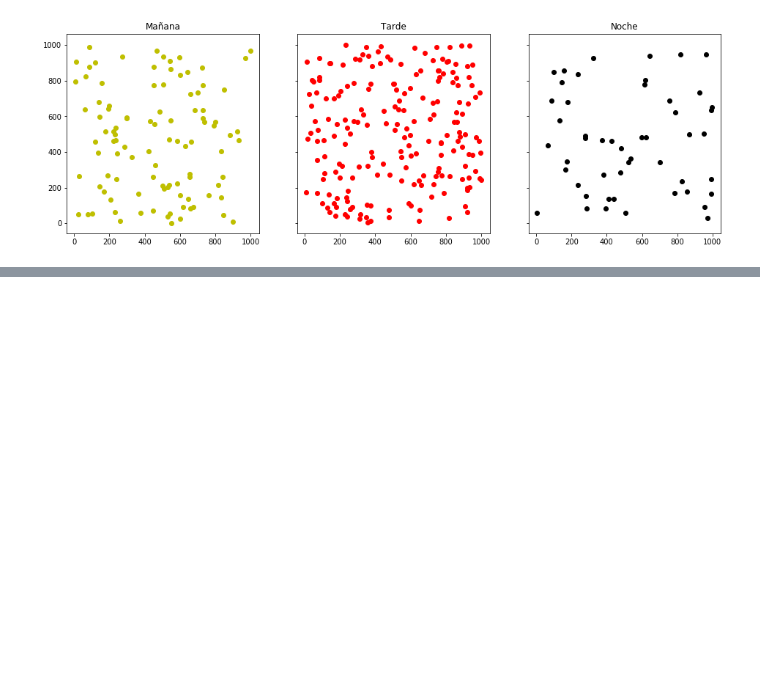
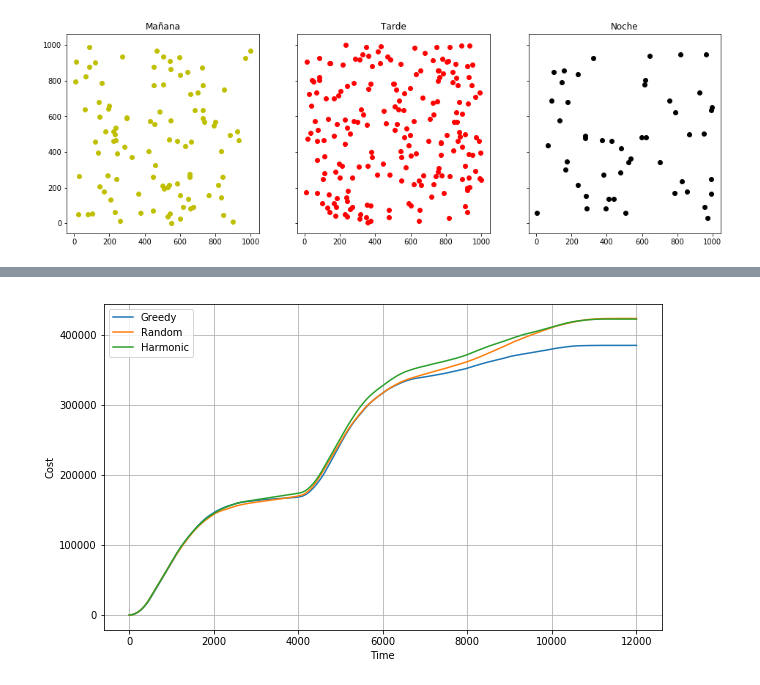
Before and after one commit to dsanmartin/INF564-HW, a Jupyter notebook: 1/hw1.ipynb, the cells around one changed output, grey strips where cells are left out. Saved outputs shown, nothing was run; the diff lists cells and outputs as text; code cells hidden in the pictures; blank space fills up the shorter version.

```diff
--- a/1/hw1.ipynb
+++ b/1/hw1.ipynb
@@ -347,0 +173,10 @@ plt.plot(np.cumsum(costs_greedy))
+# %%
+cg_man_2 = greedy(manana, req_2)
+# %%
+cr_man_2 = random(manana, req_2)
+# %%
+ch_man_2 = harmonic(manana, req_2)
+# %%
+plotCosts(cg_man_2, cr_man_2, ch_man_2)
+# %% [output]
+[figure, added]
```
Also changed, not shown: parts of 21 cells of this notebook.
